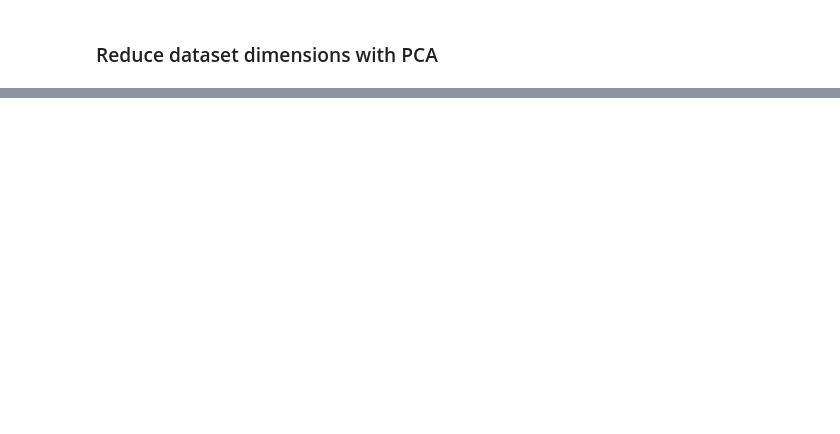
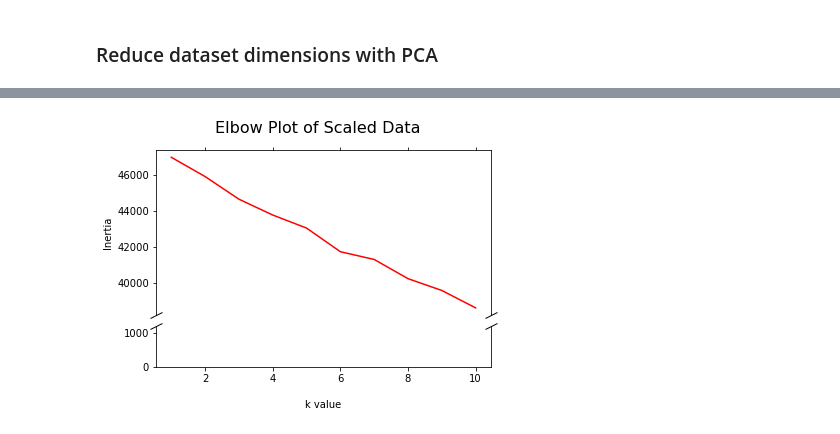
Before and after one commit to randallwvr90/unsupervised-machine-learning-challenge, a Jupyter notebook: crypto-analysis.ipynb, the cells around one changed output, grey strips where cells are left out. Saved outputs shown, nothing was run; the diff lists cells and outputs as text; code cells hidden in the pictures; blank space fills up the shorter version.

```diff
--- a/crypto-analysis.ipynb
+++ b/crypto-analysis.ipynb
@@ -192,0 +217,41 @@ array([-0.11710817, -0.1528703 , -0.0433963 , -0.13118084, -0.0433963 ,
+# %%
+# Create an elbow plot
+el_plot = pd.DataFrame({'K': k, 'inertia': inertia})
+
+# plt.plot(el_plot['K'], el_plot['inertia'])
+# I don't like when y axes don't start at zero and there is not a break to show it. I think this is a shortcoming of pyplot.
+# I found the solution here:
+# https://matplotlib.org/stable/gallery/subplots_axes_and_figures/broken_axis.html
+fig, (ax1, ax2) = plt.subplots(2, 1, sharex=True, gridspec_kw={'height_ratios': [4, 1]})
+fig.subplots_adjust(hspace=.1)  # adjust space between axes
+
+# ax1 contains all the data, so I will not plot anything in ax2
+ax1.plot(el_plot['K'], el_plot['inertia'], color='red')
+# set ax2 y limits - I will just use 0 to 1200 with ticks at 0 and 1000
+# This is hardcoded since I know the scale should be in 1000's, but I think that's ok here
+ax2.set_ylim(0, 1200)
+ax2_yticks = [0, 1000]
+ax2.set_yticks(ax2_yticks)
+
+# hide the spines between ax and ax2
+ax1.spines.bottom.set_visible(False)
+ax2.spines.top.set_visible(False)
+ax1.xaxis.tick_top()
+ax1.tick_params(labeltop=False)  # don't put tick labels at the top
+ax2.xaxis.tick_bottom()
+
+# create the "cut-out" lines
+d = .5  # proportion of vertical to horizontal extent of the slanted line
+kwargs = dict(marker=[(-1, -d), (1, d)], markersize=12,
+              linestyle="none", color='k', mec='k', mew=1, clip_on=False)
+ax1.plot([0, 1], [0, 0], transform=ax1.transAxes, **kwargs)
+ax2.plot([0, 1], [1, 1], transform=ax2.transAxes, **kwargs)
+
+# much better.
+
+fig.suptitle('Elbow Plot of Scaled Data', fontsize=16)
+ax1.set_ylabel('Inertia')
+plt.xlabel('\nk value')
+plt.show()
+# %% [output]
+[figure, added]
```
Also changed, not shown: parts of 15 cells of this notebook.
